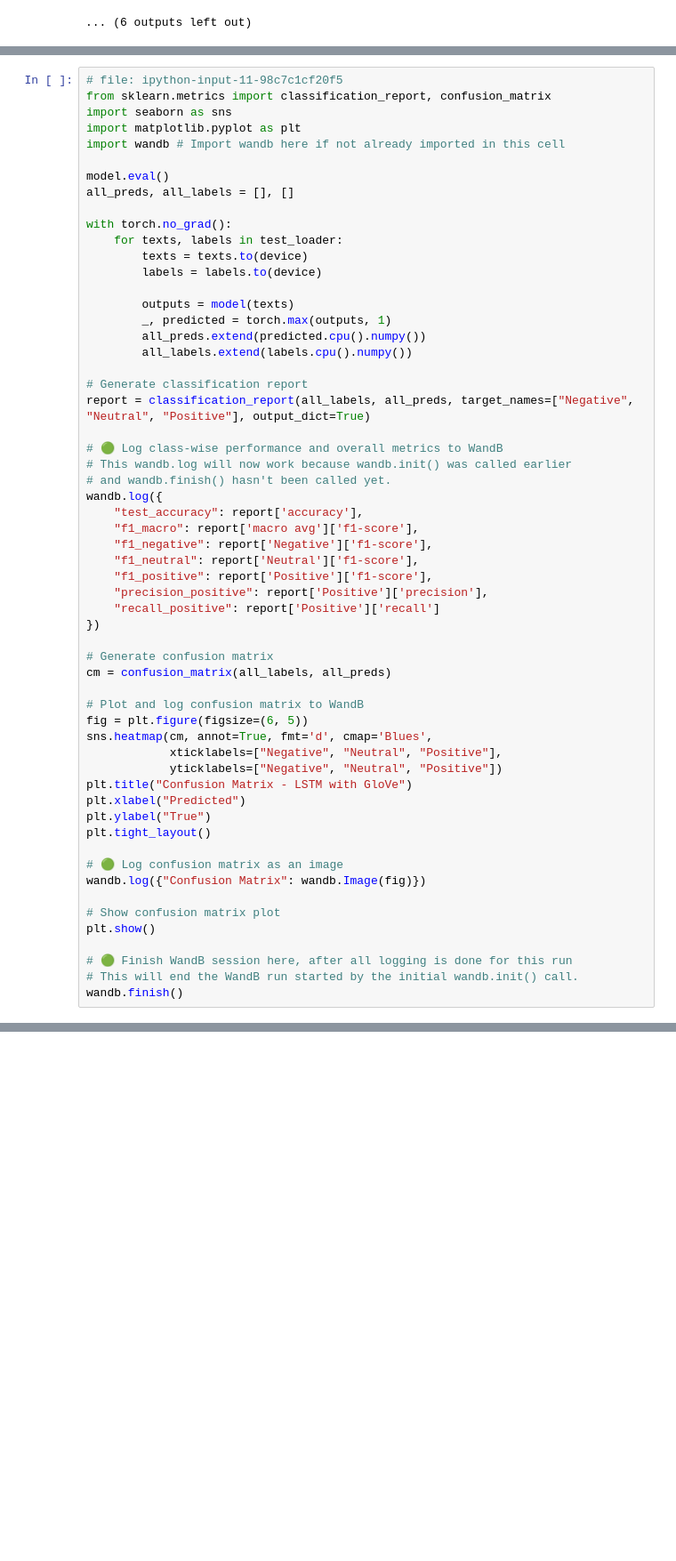
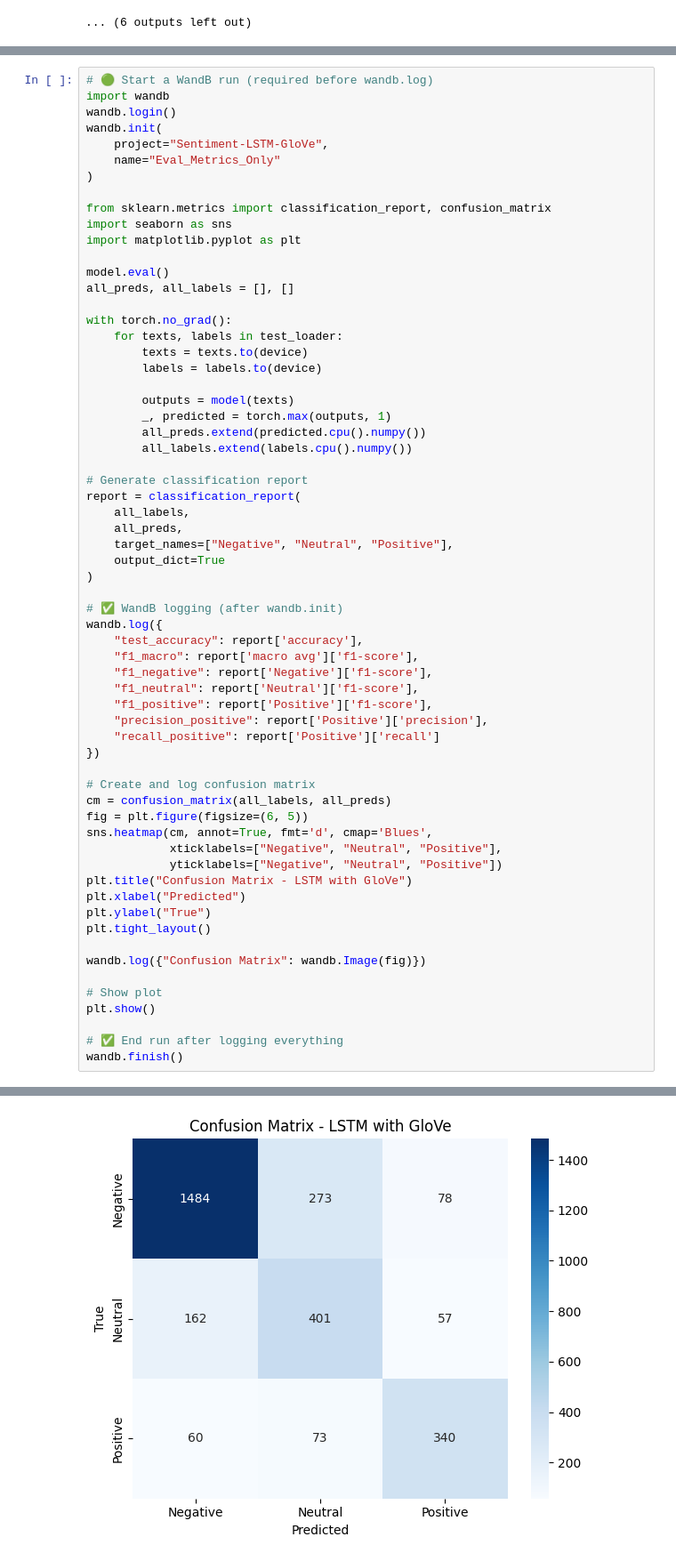
Before and after one commit to sam134-eng/INM706-Sequence-analysis, a Jupyter notebook: Sentiment_Analysis_Test2_GloVe_FIXED.ipynb, the cells around one changed output, grey strips where cells are left out. Shown at 89% size. Cells and saved outputs as stored; diff of their text form; blank space fills up the shorter version.

```diff
--- a/Sentiment_Analysis_Test2_GloVe_FIXED.ipynb
+++ b/Sentiment_Analysis_Test2_GloVe_FIXED.ipynb
@@ -392,9 +409,15 @@ Epoch 10: Loss = 0.1010, Accuracy = 0.9658
 # %%
-# file: ipython-input-11-98c7c1cf20f5
+# 🟢 Start a WandB run (required before wandb.log)
+import wandb
+wandb.login()
+wandb.init(
+    project="Sentiment-LSTM-GloVe",
+    name="Eval_Metrics_Only"
+)
+
 from sklearn.metrics import classification_report, confusion_matrix
 import seaborn as sns
 import matplotlib.pyplot as plt
-import wandb # Import wandb here if not already imported in this cell
 
 model.eval()
 all_preds, all_labels = [], []
@@ -410,11 +433,14 @@ with torch.no_grad():
         all_labels.extend(labels.cpu().numpy())
 
 # Generate classification report
-report = classification_report(all_labels, all_preds, target_names=["Negative", "Neutral", "Positive"], output_dict=True)
+report = classification_report(
+    all_labels,
+    all_preds,
+    target_names=["Negative", "Neutral", "Positive"],
+    output_dict=True
+)
 
-# 🟢 Log class-wise performance and overall metrics to WandB
-# This wandb.log will now work because wandb.init() was called earlier
-# and wandb.finish() hasn't been called yet.
+# ✅ WandB logging (after wandb.init)
 wandb.log({
     "test_accuracy": report['accuracy'],
     "f1_macro": report['macro avg']['f1-score'],
@@ -425,10 +451,8 @@ wandb.log({
     "recall_positive": report['Positive']['recall']
 })
 
-# Generate confusion matrix
+# Create and log confusion matrix
 cm = confusion_matrix(all_labels, all_preds)
-
-# Plot and log confusion matrix to WandB
 fig = plt.figure(figsize=(6, 5))
 sns.heatmap(cm, annot=True, fmt='d', cmap='Blues',
             xticklabels=["Negative", "Neutral", "Positive"],
@@ -438,13 +462,11 @@ plt.xlabel("Predicted")
 plt.ylabel("True")
 plt.tight_layout()
 
-# 🟢 Log confusion matrix as an image
 wandb.log({"Confusion Matrix": wandb.Image(fig)})
 
-# Show confusion matrix plot
+# Show plot
 plt.show()
 
-# 🟢 Finish WandB session here, after all logging is done for this run
-# This will end the WandB run started by the initial wandb.init() call.
+# ✅ End run after logging everything
 wandb.finish()
 # %% [output]
@@ -451,0 +485 @@ Error: You must call wandb.init() before wandb.log()
+[figure, added]
```
Also changed, not shown: parts of 3 cells of this notebook.
